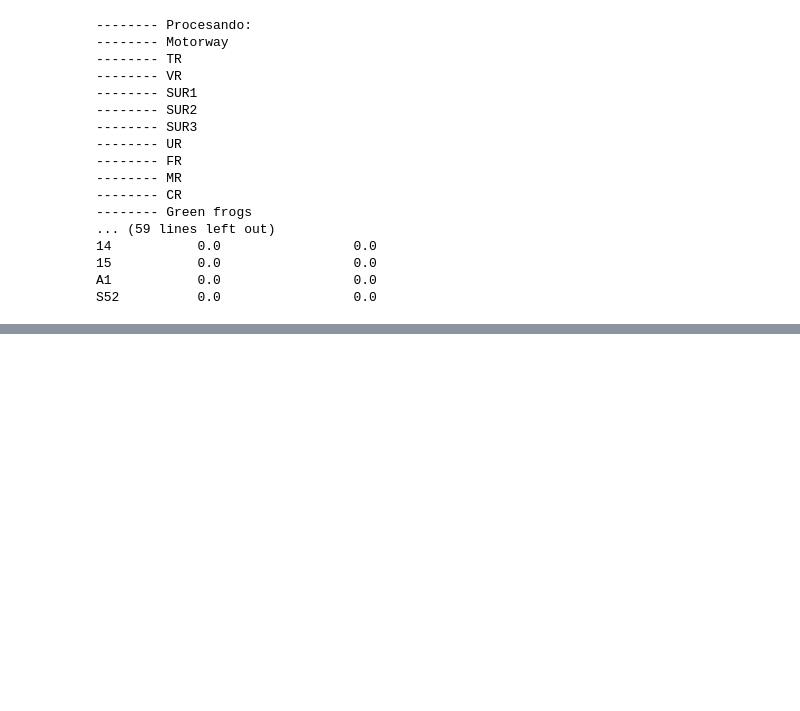
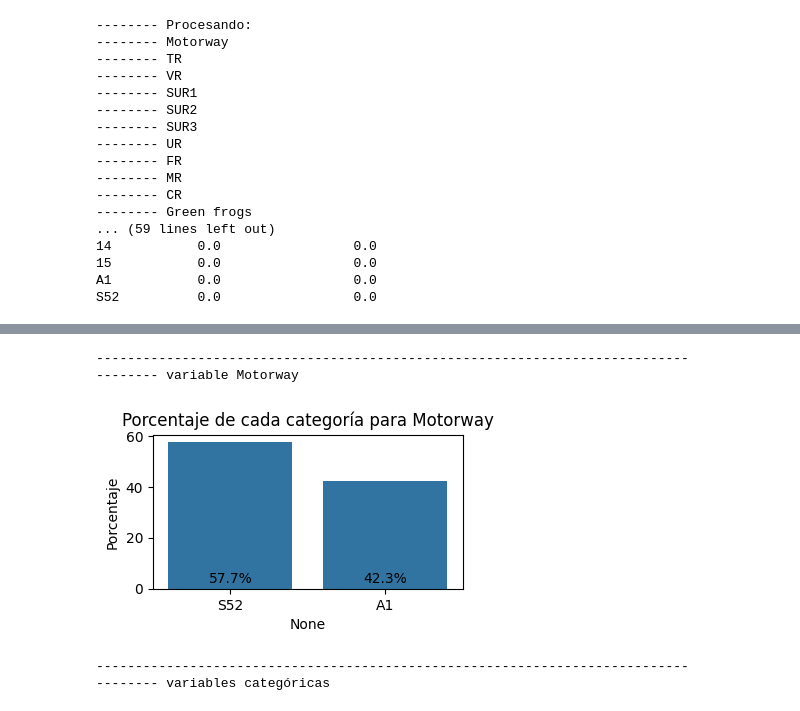
Before and after one commit to rojasfery/MLOps_2024, a Jupyter notebook: 1er_entregable_proyecto_boot_camp_MLOps.ipynb, the cells around one changed output, grey strips where cells are left out. Saved outputs shown, nothing was run; the diff lists cells and outputs as text; code cells hidden in the pictures; blank space fills up the shorter version.

```diff
--- a/1er_entregable_proyecto_boot_camp_MLOps.ipynb
+++ b/1er_entregable_proyecto_boot_camp_MLOps.ipynb
@@ -187,0 +290,80 @@ for col in dataset.select_dtypes(include=['object']).columns:
+# %%
+################################################################################
+##  Visulizando los datos atípicos en variables categóricas
+################################################################################
+import seaborn as sns
+import matplotlib.pyplot as plt
+
+# Utilizando 'freq_descriptive_df' con las frecuencias ya calculadas
+print("\n----------------------------------------------------------------------------")
+
+
+print('-------- variable Motorway\n')
+# Calcula las frecuencias relativas (porcentajes) de la variable 'Motorway'
+motorway_freq = dataset['Motorway'].value_counts(normalize=True) * 100
+# Gráfico de barras para 'Motorway'
+plt.figure(figsize=(4, 2))
+barplot = sns.barplot(x=motorway_freq.index, y=motorway_freq.values)
+
+# Agregando etiquetas de porcentaje en cada barra
+for p in barplot.patches:
+    barplot.annotate(f'{p.get_height():.1f}%',
+                     (p.get_x() + p.get_width() / 2., 1),
+                     ha = 'center', va = 'top',
+                     xytext = (0, 10),
+                     textcoords = 'offset points')
+
+plt.title('Porcentaje de cada categoría para Motorway')
+plt.ylabel('Porcentaje')
+plt.show()
+print("\n----------------------------------------------------------------------------")
+
+
+print('-------- variables categóricas\n')
+# Gráficos para las variables categóricas excepto Motorway
+other_categorical_vars = ["TR", "VR", "SUR1", "SUR2", "SUR3", "UR", "FR", "MR", "CR"]
+for var in other_categorical_vars:
+  var_freq = dataset[var].value_counts(sort=False, normalize=True) * 100
+  plt.figure(figsize=(7, 2))
+  barplot= sns.barplot(x=var_freq.index, y=var_freq.values)
+
+  # Agregando etiquetas de porcentaje en cada barra
+  for p in barplot.patches:
+      barplot.annotate(f'{p.get_height():.1f}%',
+                      (p.get_x() + p.get_width() / 2., 1),
+                      ha = 'center', va = 'top',
+                      xytext = (0, 10),
+                      textcoords = 'offset points')
+
+  plt.title(f'Porcentaje de cada categoría para {var}')
+  plt.ylabel('Porcentaje')
+  plt.show()
+print("\n----------------------------------------------------------------------------")
+
+
+print('-------- variables de etiqueta\n')
+# Gráficos para las variables de etiqueta (Aquí se podrán ver las clases)
+label_vars = ["Green frogs", "Brown frogs", "Common toad", "Fire-bellied toad", "Tree frog", "Common newt", "Great crested newt"]
+for label in label_vars:
+  label_freq = dataset[label].value_counts(normalize=True) * 100
+  plt.figure(figsize=(4, 2))
+  barplot = sns.barplot(x=label_freq.index, y=label_freq.values)
+
+  # Agregando etiquetas de porcentaje en cada barra
+  for p in barplot.patches:
+      barplot.annotate(f'{p.get_height():.1f}%',
+                      (p.get_x() + p.get_width() / 2., 1),
+                      ha = 'center', va = 'top',
+                      xytext = (0, 10),
+                      textcoords = 'offset points')
+
+  plt.title(f'Porcentaje de presencia para {label}')
+  plt.ylabel('Porcentaje')
+  plt.show()
+print("\n----------------------------------------------------------------------------\n")
+# %% [output]
+----------------------------------------------------------------------------
+-------- variable Motorway
+[figure, added]
+----------------------------------------------------------------------------
+-------- variables categóricas
```
Also changed, not shown: parts of 16 cells of this notebook.
